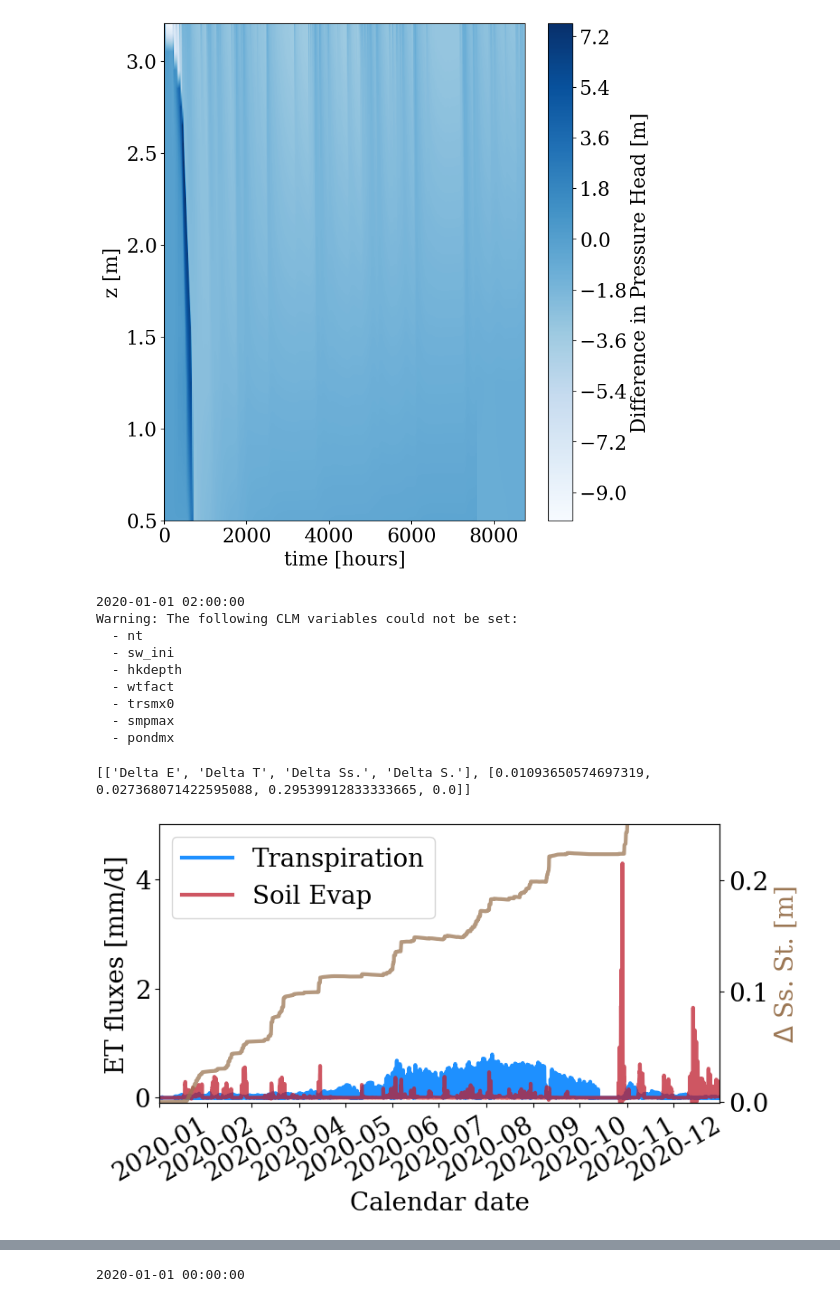
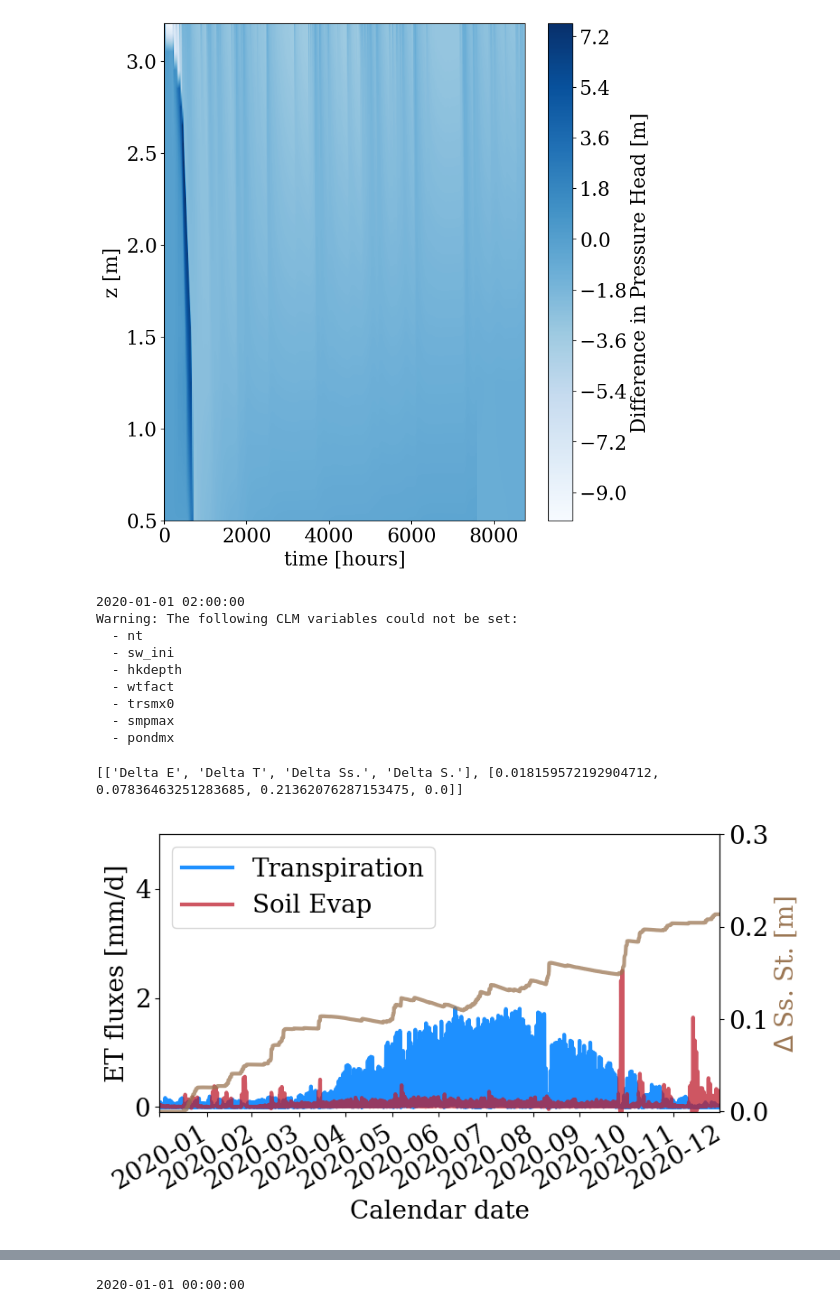
Before and after one commit to mashadab/ParFlow-project, a Jupyter notebook: pfclm_sc/PFCLM_SC_water_balance_analysis_final_single_script_NM_US-Vcm_2020-01-01_2021-01-01.ipynb, the cells around one changed output, grey strips where cells are left out. Drawn from its saved outputs; the diff is of its cells as text; code cells hidden in the pictures.

```diff
--- a/pfclm_sc/PFCLM_SC_water_balance_analysis_final_single_script_NM_US-Vcm_2020-01-01_2021-01-01.ipynb
+++ b/pfclm_sc/PFCLM_SC_water_balance_analysis_final_single_script_NM_US-Vcm_2020-01-01_2021-01-01.ipynb
@@ -29,8 +29,8 @@ cp('inputs/NM_US-Vcm_2020-01-01_2021-01-01/drv_clmin.dat', 'output_water_balance
 cp('inputs/NM_US-Vcm_2020-01-01_2021-01-01/drv_vegm.dat', 'output_water_balance/drv_vegm.dat')
 cp('inputs/NM_US-Vcm_2020-01-01_2021-01-01/drv_vegp.dat', 'output_water_balance/drv_vegp.dat')
 
-alpha_vG = 100 #Set alpha for vanGenuchten model 2 or 100
-head_table = -10 #location of water table [m]
+alpha_vG = 2 #Set alpha for vanGenuchten model 2 or 100
+head_table = -2.5 #location of water table [m]
 DTWT = 'movng'  #depth to water table: fixed or movng
 simulation_type = 'same_head' #'same_head'  #Simulations type: same_head vs same_saturation vs vegpvegm
 
@@ -873,7 +873,7 @@ def surface_subsurface_storage_combined(alpha_vG,dir_name):
     plt.xticks(rotation = 30)
     plt.ylim([-0.1,5])
     ax.twinx()
-    #plt.ylim([-0.001,0.05])
+    plt.ylim([-0.001,0.3])
     plt.xlim([t_time_datetime[0],t_time_datetime[-1]])
     plt.ylabel('$\Delta $ Ss. St. [m]',color = brown)
     #plt.xticks(chosen_date_ticks,rotation = 30)
@@ -1322,7 +1322,7 @@ def surface_subsurface_storage_combined(alpha_vG,dir_name):
     plt.xticks(rotation = 30)
     plt.ylim([-0.1,5])
     ax.twinx()
-    plt.ylim([-0.001,0.25])
+    plt.ylim([-0.001,0.3])
     plt.xlim([t_time_datetime[0],t_time_datetime[-1]])
     plt.ylabel('$\Delta $ Ss. St. [m]',color = brown)
     #plt.xticks(chosen_date_ticks,rotation = 30)
@@ -1333,35 +1333,35 @@ def surface_subsurface_storage_combined(alpha_vG,dir_name):
 
     ##############################
     ######new bit
     ##############################
 
     data = [
         ['Delta E', 'Delta T', 'Delta Ss.','Delta S.'], #hourly E and T so just summing it
         [np.sum(clm_output['Ebs [mm/s]']*(3600/1000)),np.sum(clm_output['T [mm/s]']*(3600/1000)),np.max(subsurface_storage[:-1]-subsurface_storage[0]),np.max(surface_storage[:-1]-surface_storage[0])]
     ]
 
     print(data) #all in m
 
     with open(f'PFCLM_NM_surface_subsurface_storage_alphavG{alpha_vG}_head{head_table}m_new.csv', 'w', newline='') as csvfile:
         csv_writer = csv.writer(csvfile)
         csv_writer.writerows(data)
     ######new bit ends
     ##############################
 
 
 surface_subsurface_storage_combined(alpha_vG,base)
 # %% [output]
 2020-01-01 02:00:00
 Warning: The following CLM variables could not be set:
   - nt
   - sw_ini
   - hkdepth
   - wtfact
   - trsmx0
   - smpmax
   - pondmx
-[['Delta E', 'Delta T', 'Delta Ss.', 'Delta S.'], [0.01093650574697319, 0.027368071422595088, 0.29539912833333665, 0.0]]
+[['Delta E', 'Delta T', 'Delta Ss.', 'Delta S.'], [0.018159572192904712, 0.07836463251283685, 0.21362076287153475, 0.0]]
-[figure, old version]
+[figure, new version]
 # %%
 base = f'{path}/{run_name}'
 print(base)
```
Also changed, not shown: parts of 7 cells of this notebook, 4 other files.
